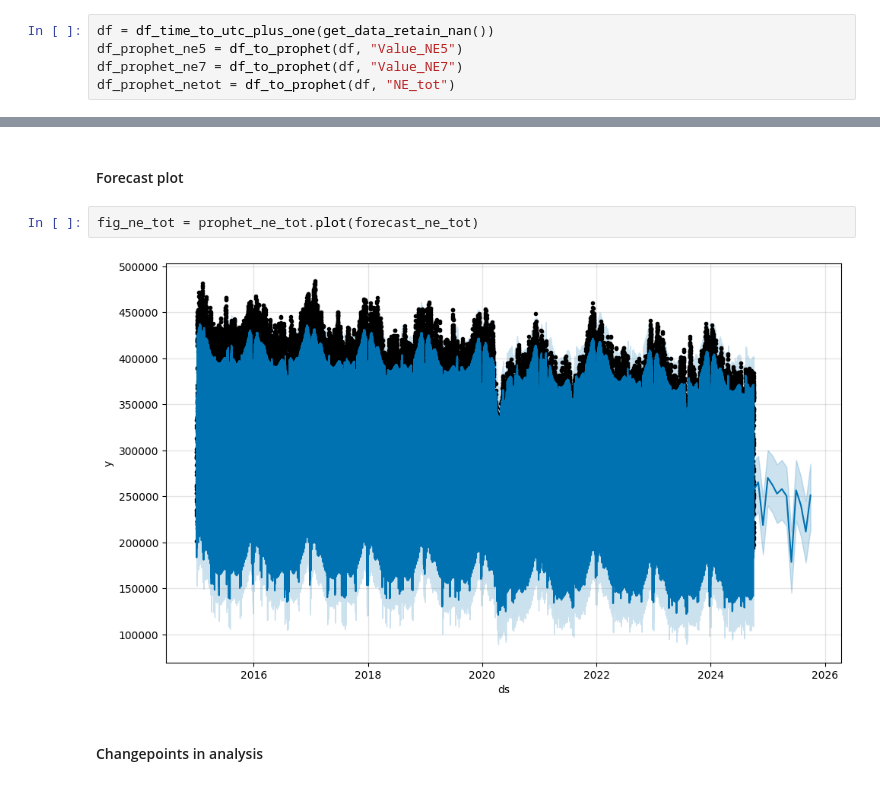
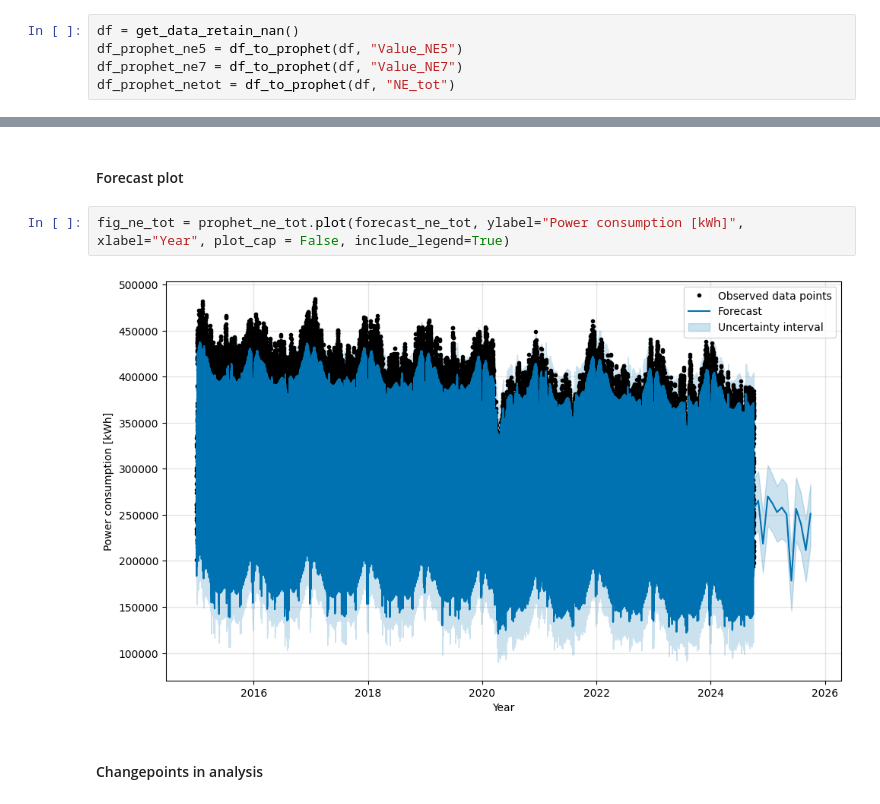
Before and after one commit to d-sbrgr/DSPRO1-power-prediction, a Jupyter notebook: time_series_decomposition.ipynb, the cells around one changed output, grey strips where cells are left out. Saved outputs shown, nothing was run; the diff lists cells and outputs as text.

```diff
--- a/time_series_decomposition.ipynb
+++ b/time_series_decomposition.ipynb
@@ -13,7 +13,7 @@ After prediction, the different seasonal components will be analyzed.
 
 For the analysis, only the data with removed NaN values will be used, since it proved to be the best choice for Prophet
 # %%
-df = df_time_to_utc_plus_one(get_data_retain_nan())
+df = get_data_retain_nan()
 df_prophet_ne5 = df_to_prophet(df, "Value_NE5")
 df_prophet_ne7 = df_to_prophet(df, "Value_NE7")
 df_prophet_netot = df_to_prophet(df, "NE_tot")
@@ -183,9 +183,9 @@ forecast_ne_tot = fit_and_predict_prophet(prophet_ne_tot, df_prophet_netot)
 # %% [markdown]
 #### Forecast plot
 # %%
-fig_ne_tot = prophet_ne_tot.plot(forecast_ne_tot)
+fig_ne_tot = prophet_ne_tot.plot(forecast_ne_tot, ylabel="Power consumption [kWh]", xlabel="Year", plot_cap = False, include_legend=True)
 # %% [output]
-[figure, old version]
+[figure, new version]
 # %% [markdown]
 #### Changepoints in analysis
 # %%
```
Also changed, not shown: parts of 6 cells of this notebook.
